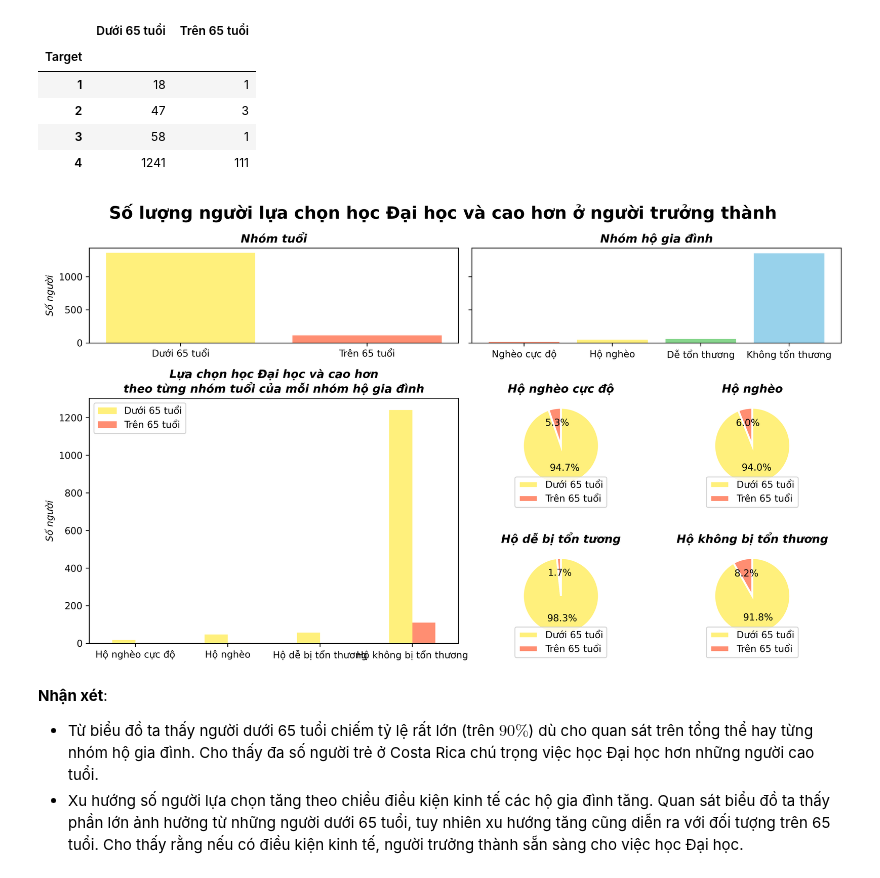
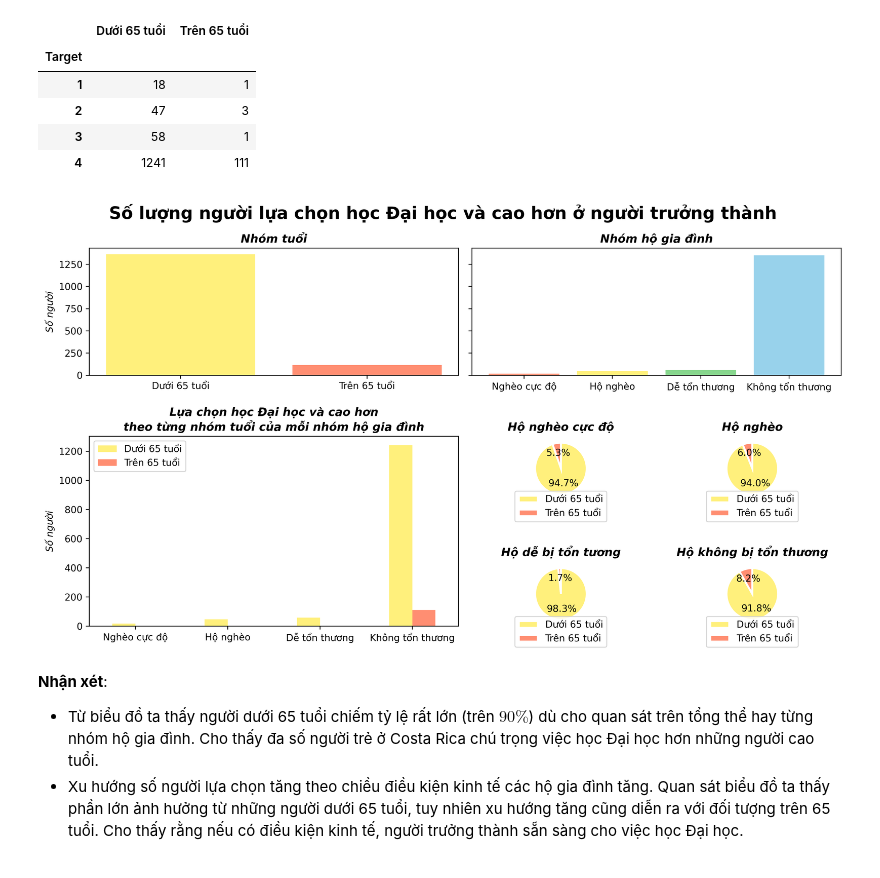
Before and after one commit to iam-Dylan/costa-rican-household, a Jupyter notebook: source/eda.ipynb, the cells around one changed output. Saved outputs shown, nothing was run; the diff lists cells and outputs as text; code cells hidden in the pictures.

```diff
--- a/source/eda.ipynb
+++ b/source/eda.ipynb
@@ -368,14 +344,14 @@ sum_group
 # Plot bar chart for 'meaneduc' with 'bin_age' and 'Target' of average_schooling
 fig = plt.figure()
 
-gs = fig.add_gridspec(3,4)
-ax_left = fig.add_subplot(gs[0, 0:2])
-ax_right = fig.add_subplot(gs[0, 2:4], sharey=ax_left)
-ax_pie = fig.add_subplot(gs[1:, :2])
-ax_pie_1 = fig.add_subplot(gs[1, 2])
-ax_pie_2 = fig.add_subplot(gs[1, 3])
-ax_pie_3 = fig.add_subplot(gs[2, 2])
-ax_pie_4 = fig.add_subplot(gs[2, 3])
+gs = fig.add_gridspec(7,4)
+ax_left = fig.add_subplot(gs[:3, 0:2])
+ax_right = fig.add_subplot(gs[:3, 2:4], sharey=ax_left)
+ax_pie = fig.add_subplot(gs[3:, :2])
+ax_pie_1 = fig.add_subplot(gs[3:5, 2])
+ax_pie_2 = fig.add_subplot(gs[3:5, 3])
+ax_pie_3 = fig.add_subplot(gs[5:, 2])
+ax_pie_4 = fig.add_subplot(gs[5:, 3])
 
 # Box plot
 plt.suptitle('Số lượng người lựa chọn học Đại học và cao hơn ở người trưởng thành', weight='bold', fontsize=18);
@@ -398,45 +374,45 @@ ax_pie_1.pie(sum_group_pie[1],
             wedgeprops = {"edgecolor" : "white", 'linewidth': 2, 'antialiased': True},
             autopct='%1.1f%%', pctdistance=.6,
             startangle=90, counterclock=False);
-ax_pie_1.legend(loc='lower center', ncol=1, bbox_to_anchor=(0.5, -0.2));
+ax_pie_1.legend(loc='lower center', ncol=1, bbox_to_anchor=(0.5, -0.4));
 ax_pie_1.set_title('Hộ nghèo cực độ',  fontdict={'weight':'bold', 'style':'italic', 'fontsize':12});
 
 ax_pie_2.pie(sum_group_pie[2],
             labels=sum_group_pie.index, labeldistance=None,
             colors=color_lst,
             wedgeprops = {"edgecolor" : "white", 'linewidth': 2, 'antialiased': True},
             autopct='%1.1f%%', pctdistance=.6,
             startangle=90, counterclock=False);
-ax_pie_2.legend(loc='lower center', ncol=1, bbox_to_anchor=(0.5, -0.2));
+ax_pie_2.legend(loc='lower center', ncol=1, bbox_to_anchor=(0.5, -0.4));
 ax_pie_2.set_title('Hộ nghèo',  fontdict={'weight':'bold', 'style':'italic', 'fontsize':12});
 
 ax_pie_3.pie(sum_group_pie[3],
             labels=sum_group_pie.index, labeldistance=None,
             colors=color_lst,
             wedgeprops = {"edgecolor" : "white", 'linewidth': 2, 'antialiased': True},
             autopct='%1.1f%%', pctdistance=.6,
             startangle=90, counterclock=False);
-ax_pie_3.legend(loc='lower center', ncol=1, bbox_to_anchor=(0.5, -0.2));
+ax_pie_3.legend(loc='lower center', ncol=1, bbox_to_anchor=(0.5, -0.4));
 ax_pie_3.set_title('Hộ dễ bị tổn tương',  fontdict={'weight':'bold', 'style':'italic', 'fontsize':12});
 
 ax_pie_4.pie(sum_group_pie[4],
             labels=sum_group_pie.index, labeldistance=None,
             colors=color_lst,
             wedgeprops = {"edgecolor" : "white", 'linewidth': 2, 'antialiased': True},
             autopct='%1.1f%%', pctdistance=.6,
             startangle=90, counterclock=False);
-ax_pie_4.legend(loc='lower center', ncol=1, bbox_to_anchor=(0.5, -0.2));
+ax_pie_4.legend(loc='lower center', ncol=1, bbox_to_anchor=(0.5, -0.4));
 ax_pie_4.set_title('Hộ không bị tổn thương',  fontdict={'weight':'bold', 'style':'italic', 'fontsize':12});
 
 sum_group.plot(kind='bar', ax=ax_pie, color=['#fff07c', '#FF8E72']);
 ax_pie.set_xlabel('');
-ax_pie.set_xticklabels(['Hộ nghèo cực độ', 'Hộ nghèo', 'Hộ dễ bị tổn thương', 'Hộ không bị tổn thương'], rotation=0);
+ax_pie.set_xticklabels(['Nghèo cực độ', 'Hộ nghèo', 'Dễ tổn thương', 'Không tổn thương'], rotation=0);
 ax_pie.set_ylabel('Số người', style='italic');
 ax_pie.set_title('Lựa chọn học Đại học và cao hơn\ntheo từng nhóm tuổi của mỗi nhóm hộ gia đình',  fontdict={'weight':'bold', 'style':'italic', 'fontsize':12});
 
 plt.tight_layout();
 # %% [output]
-[figure, old version]
+[figure, new version]
 # %% [markdown]
 **Nhận xét**:
 - Từ biểu đồ ta thấy người dưới 65 tuổi chiếm tỷ lệ rất lớn (trên $90\%$) dù cho quan sát trên tổng thể hay từng nhóm hộ gia đình. Cho thấy đa số người trẻ ở Costa Rica chú trọng việc học Đại học hơn những người cao tuổi.
```
Also changed, not shown: parts of 8 cells of this notebook.
